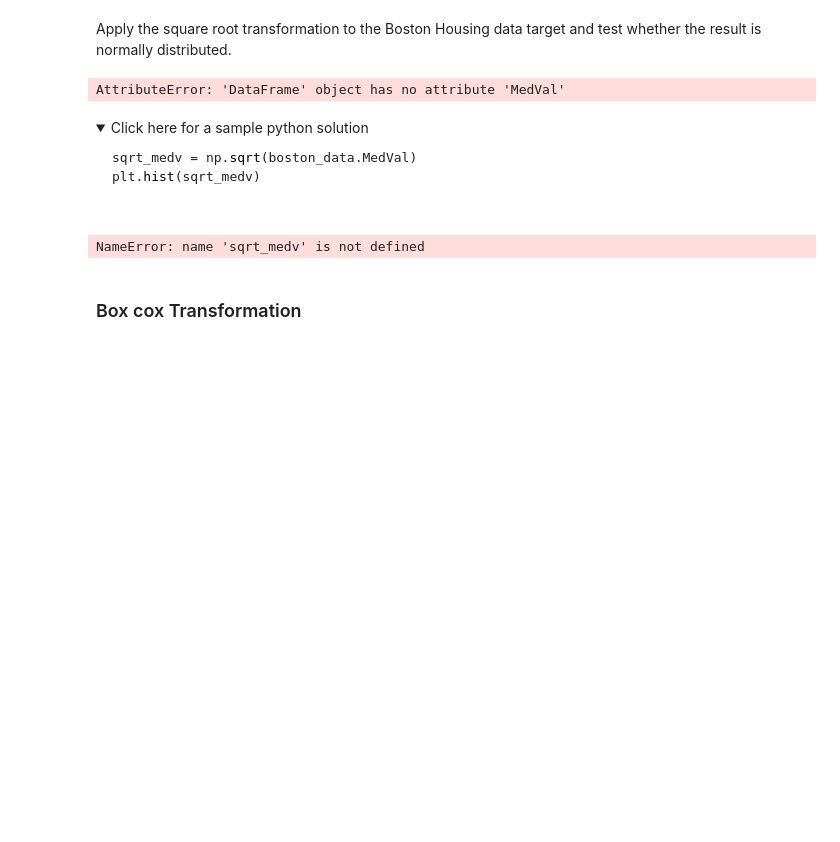
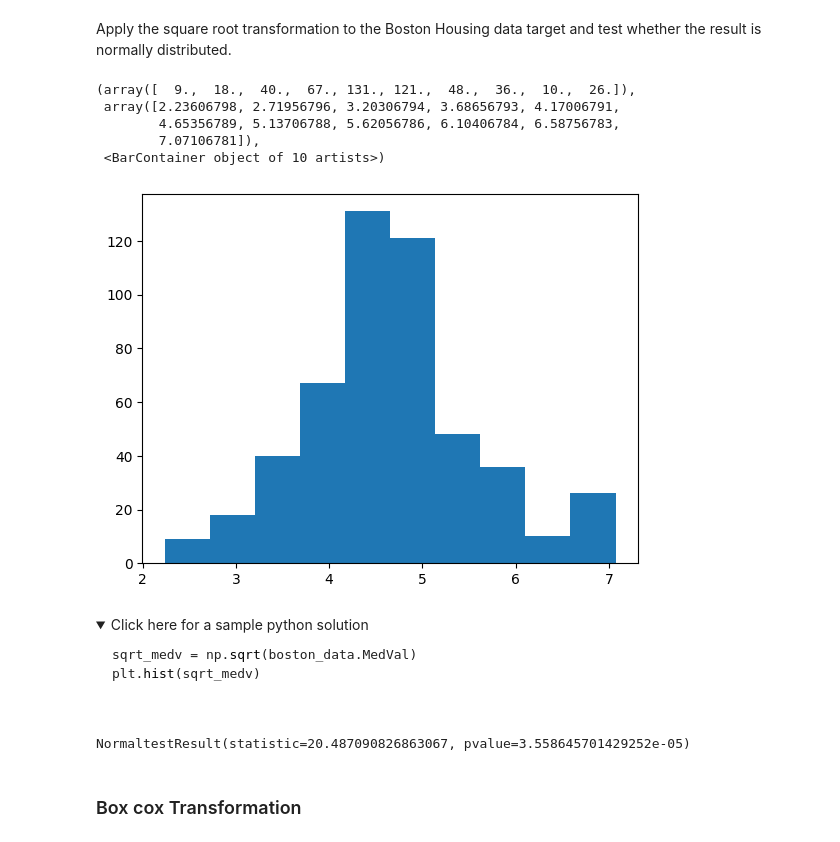
Before and after one commit to vanstrouble/ibm-ml-cetificate, a Jupyter notebook: Labs/02a_LAB_Transforming_Target.ipynb, the cells around one changed output. Cells and saved outputs as stored; diff of their text form; code cells hidden in the pictures; folded sections open; blank space fills up the shorter version.

Commit message:
Apply some transformations to data values

```diff
--- a/Labs/02a_LAB_Transforming_Target.ipynb
+++ b/Labs/02a_LAB_Transforming_Target.ipynb
@@ -160,10 +160,15 @@ plt.hist(np.sqrt(data));
 Apply the square root transformation to the Boston Housing data target and test whether the result is normally distributed.
 # %%
 ## Enter your code here
-sqrt_medv = np.sqrt(boston_data.MedVal)
+sqrt_medv = np.sqrt(boston_data['MEDV'])
 plt.hist(sqrt_medv)
 # %% [output]
-AttributeError: 'DataFrame' object has no attribute 'MedVal'
+(array([  9.,  18.,  40.,  67., 131., 121.,  48.,  36.,  10.,  26.]),
+ array([2.23606798, 2.71956796, 3.20306794, 3.68656793, 4.17006791,
+        4.65356789, 5.13706788, 5.62056786, 6.10406784, 6.58756783,
+        7.07106781]),
+ <BarContainer object of 10 artists>)
+[figure, added]
 # %% [markdown]
 <details><summary>Click here for a sample python solution</summary>
 
@@ -175,7 +180,7 @@ plt.hist(sqrt_medv)
 # %%
 normaltest(sqrt_medv)
 # %% [output]
-NameError: name 'sqrt_medv' is not defined
+NormaltestResult(statistic=20.487090826863067, pvalue=3.558645701429252e-05)
 # %% [markdown]
 ### Box cox Transformation
 # %% [markdown]
```
Also changed, not shown: parts of 10 cells of this notebook.
